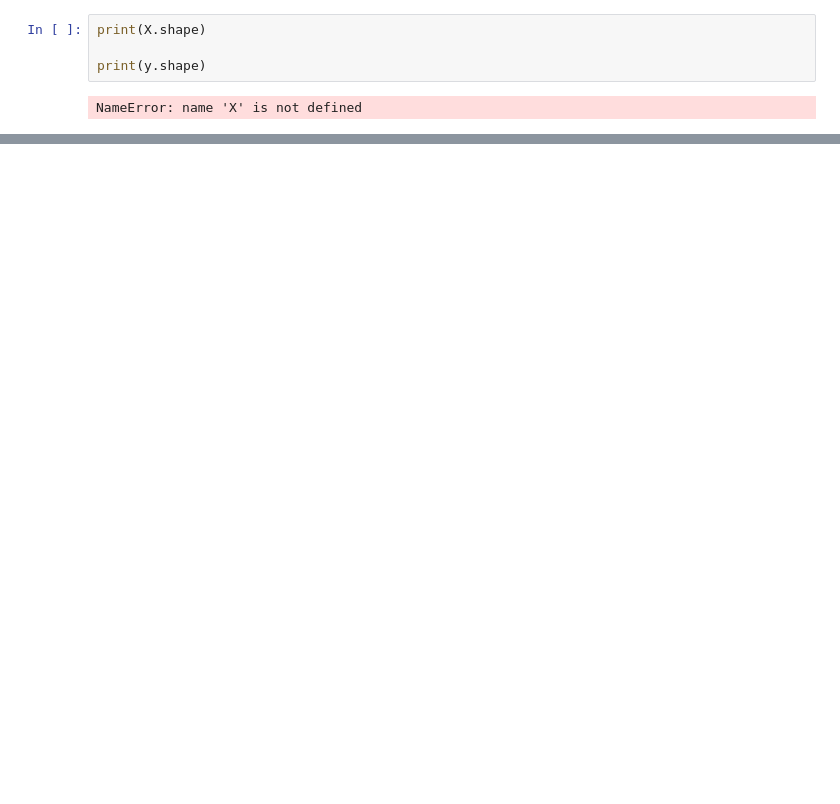
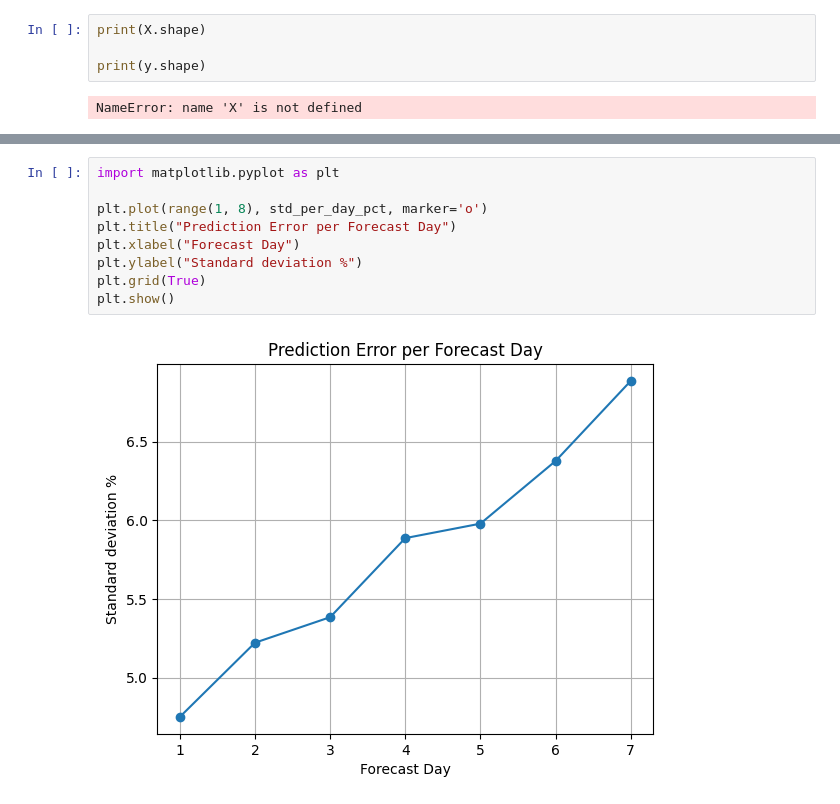
Before and after one commit to cimem37/Cryptocurrency-Forecasting, a Jupyter notebook: Untitled5.ipynb, the cells around one changed output, grey strips where cells are left out. Drawn from its saved outputs; the diff is of its cells as text; blank space fills up the shorter version.

```diff
--- a/Untitled5.ipynb
+++ b/Untitled5.ipynb
@@ -493,3 +543,14 @@ Epoch 6/100
+# %%
+import matplotlib.pyplot as plt
+
+plt.plot(range(1, 8), std_per_day_pct, marker='o')
+plt.title("Prediction Error per Forecast Day")
+plt.xlabel("Forecast Day")
+plt.ylabel("Standard deviation %")
+plt.grid(True)
+plt.show()
+# %% [output]
+[figure, added]
 # %%
 import matplotlib.pyplot as plt
 import numpy as np
```
Also changed, not shown: parts of 16 cells of this notebook.
